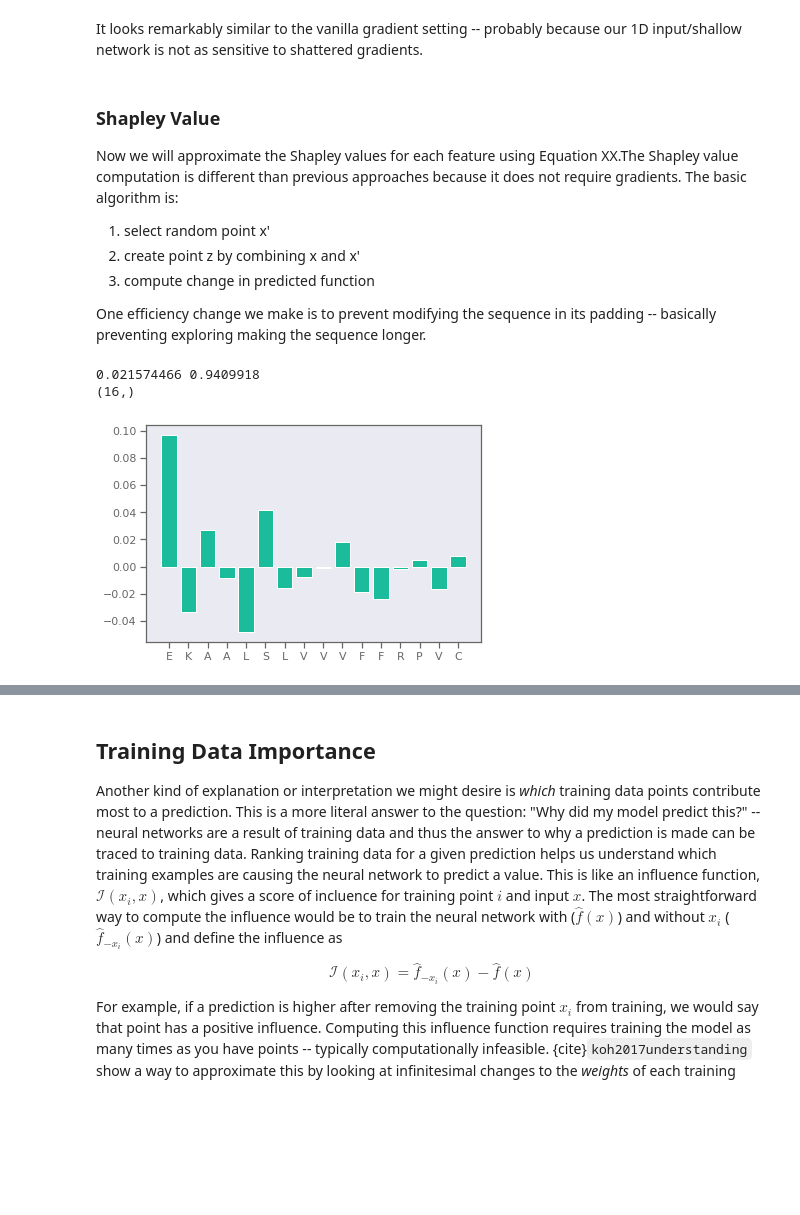
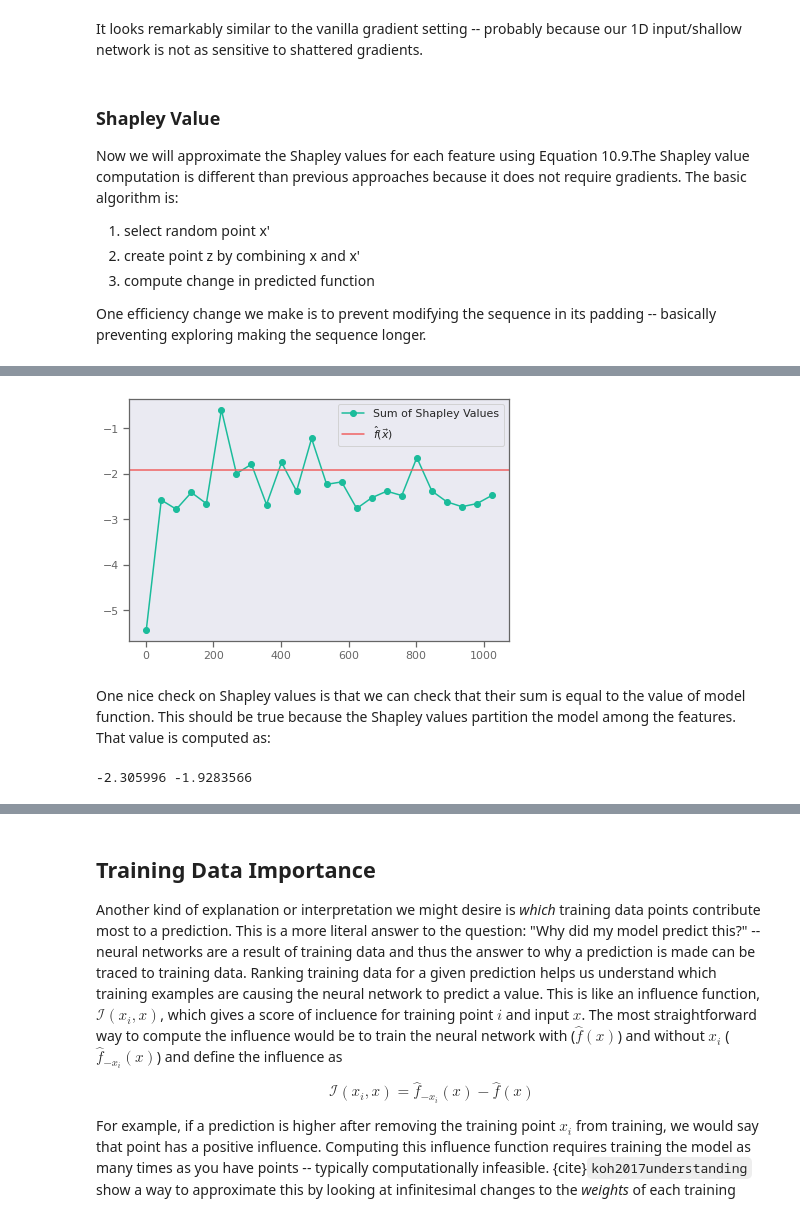
Before and after one commit to whitead/dmol-book, a Jupyter notebook: dl/xai.ipynb, the cells around one changed output, grey strips where cells are left out. Saved outputs shown, nothing was run; the diff lists cells and outputs as text; code cells hidden in the pictures; blank space fills up the shorter version.

```diff
--- a/dl/xai.ipynb
+++ b/dl/xai.ipynb
@@ -379,7 +379,7 @@ It looks remarkably similar to the vanilla gradient setting -- probably because
 # %% [markdown]
 ### Shapley Value
 
-Now we will approximate the Shapley values for each feature using Equation XX.The Shapley value computation is different than previous approaches because it does not require gradients. The basic algorithm is:
+Now we will approximate the Shapley values for each feature using Equation 10.9.The Shapley value computation is different than previous approaches because it does not require gradients. The basic algorithm is:
 
 1. select random point x'
 2. create point z by combining x and x'
@@ -415,9 +415,13 @@ sv = bshapley(jnp.arange(sl), sm, sampled_x, jax.random.split(jax.random.PRNGKey
-# %%
-#TODO -- these should be equal!
-print(np.sum(sv), solubility_prob(opt_params, sm))
-print(sv.shape)
-plot_grad(sv, s)
-# %% [output]
-0.021574466 0.9409918
-(16,)
-[figure, removed]
+# %%
+from myst_nb import glue
+val = []
+ms = np.linspace(2, 1024, 24)
+for m in ms.astype(np.int32):
+    sampled_x = train_data.unbatch().batch(m).as_numpy_iterator().next()[0]
+    val.append(jnp.sum(bshapley(jnp.arange(sl), sm, sampled_x, jax.random.split(jax.random.PRNGKey(0), sl), model.apply)))
+plt.plot(ms, val, '-o', label='Sum of Shapley Values')
+plt.axhline(model.apply(opt_params, sm), color='C1', label=r'$\hat{f}\left(\vec{x}\right)$')
+plt.legend()
+plt.tight_layout()
+glue('shapley_convg', plt.gcf(), display=False)
+# %% [output]
@@ -423,0 +429,7 @@ plot_grad(sv, s)
+[figure, added]
+# %% [markdown]
+One nice check on Shapley values is that we can check that their sum is equal to the value of model function. This should be true because the Shapley values partition the model among the features. That value is computed as:
+# %%
+print(np.sum(sv), model.apply(opt_params, sm))
+# %% [output]
+-2.305996 -1.9283566
```
Also changed, not shown: parts of 18 cells of this notebook.
